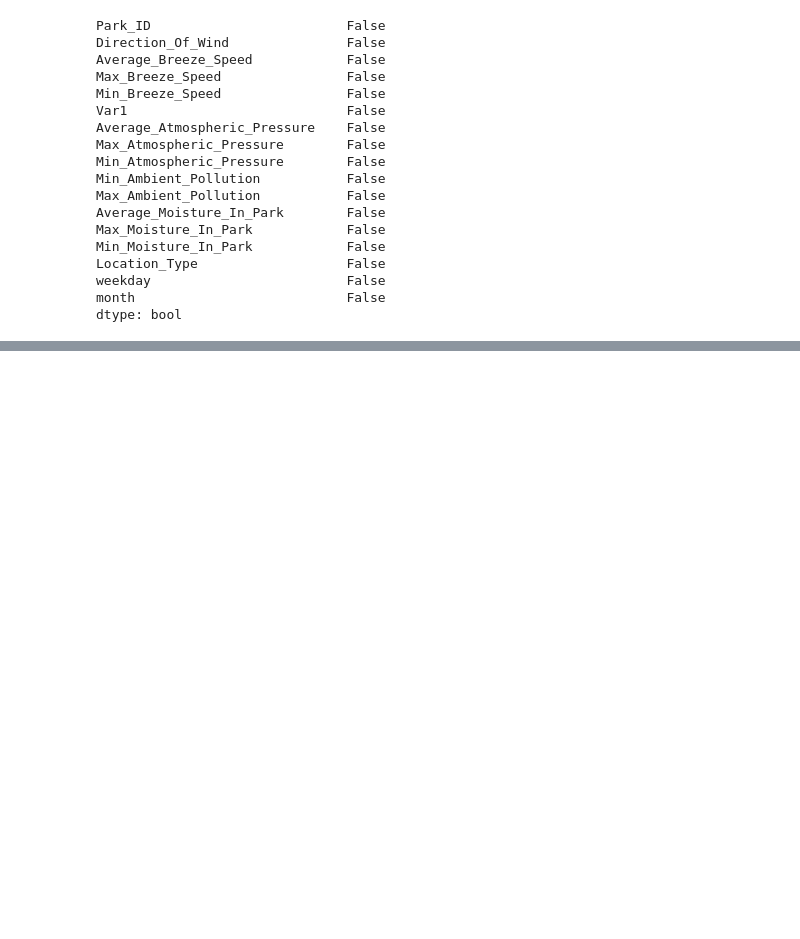
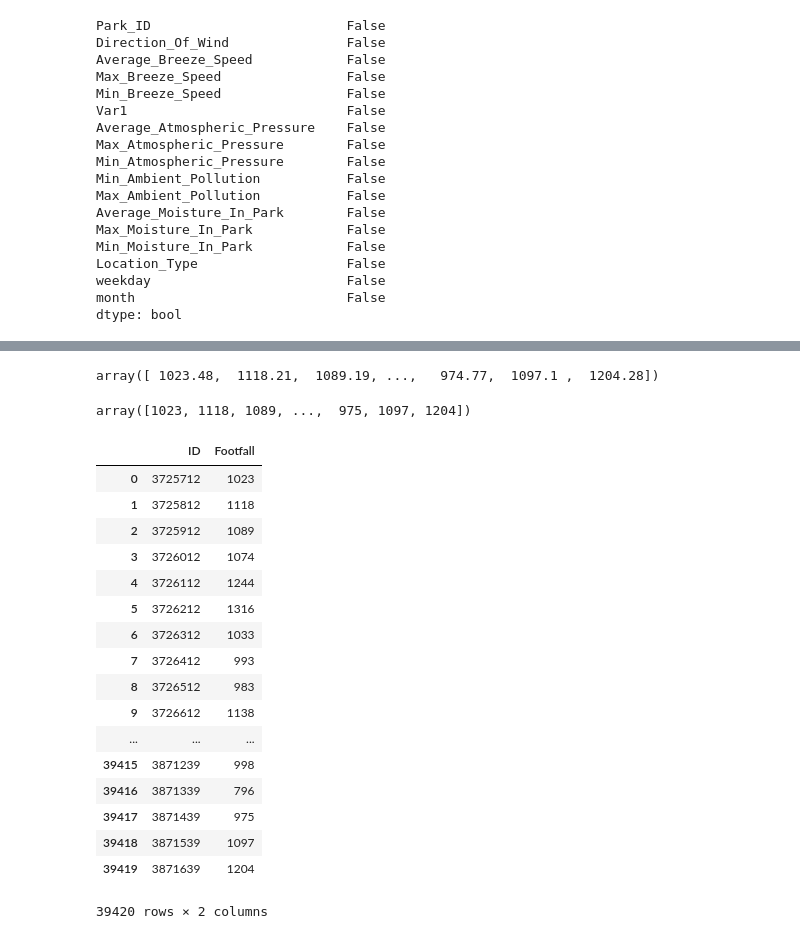
Before and after one commit to 4m4n5/UStudentHunt, a Jupyter notebook: approach1.ipynb, the cells around one changed output, grey strips where cells are left out. Drawn from its saved outputs; the diff is of its cells as text; code cells hidden in the pictures; blank space fills up the shorter version.

```diff
--- a/approach1.ipynb
+++ b/approach1.ipynb
@@ -254,0 +296,39 @@ np.mean(cross_val_score(rf, X_full, Y_full, scoring = 'mean_squared_error'))
+# %%
+predicted = rf.predict(test.drop(['ID', 'Date'], axis=1))
+# %%
+predicted
+# %% [output]
+array([ 1023.48,  1118.21,  1089.19, ...,   974.77,  1097.1 ,  1204.28])
+# %%
+# for i in predicted:
+predicted = np.round(predicted, decimals=0)
+
+predicted = predicted.astype(int)
+predicted
+# %% [output]
+array([1023, 1118, 1089, ...,  975, 1097, 1204])
+# %%
+solution = pd.DataFrame(test['ID'])
+# %%
+solution = pd.concat([solution, pd.DataFrame(predicted, columns=['Footfall'])], axis=1)
+# %%
+solution
+# %% [output]
+|  | ID | Footfall |
+| 0 | 3725712 | 1023 |
+| 1 | 3725812 | 1118 |
+| 2 | 3725912 | 1089 |
+| 3 | 3726012 | 1074 |
+| 4 | 3726112 | 1244 |
+| 5 | 3726212 | 1316 |
+| 6 | 3726312 | 1033 |
+| 7 | 3726412 | 993 |
+| 8 | 3726512 | 983 |
+| 9 | 3726612 | 1138 |
+| ... | ... | ... |
+| 39415 | 3871239 | 998 |
+| 39416 | 3871339 | 796 |
+| 39417 | 3871439 | 975 |
+| 39418 | 3871539 | 1097 |
+| 39419 | 3871639 | 1204 |
+39420 rows × 2 columns
```
Also changed, not shown: parts of 17 cells of this notebook, 1 other file.
